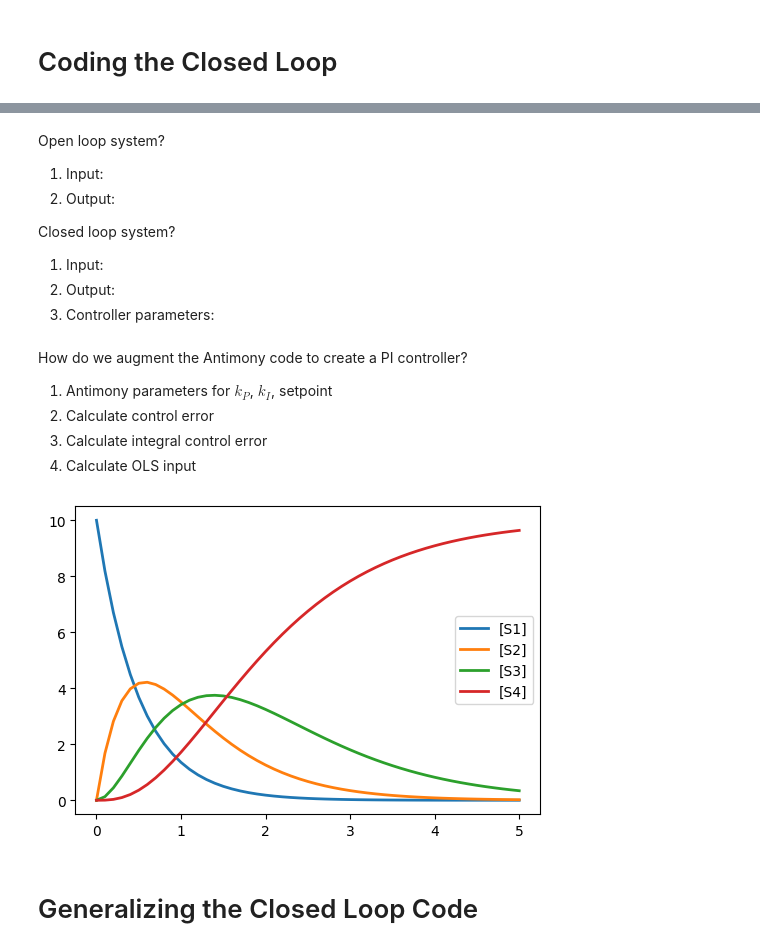
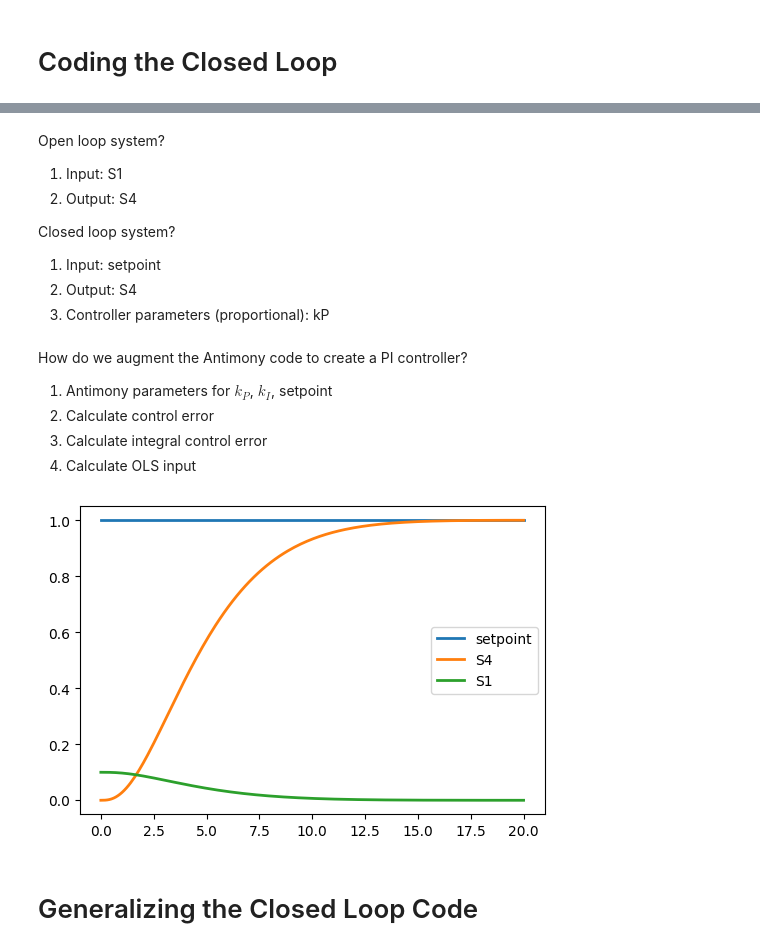
Before and after one commit to joseph-hellerstein/advanced-controls-lectures, a Jupyter notebook: lectures/lecture_15-Workflow-Control-Design/building_closed_loop_testbed.ipynb, the cells around one changed output, grey strips where cells are left out. Saved outputs shown, nothing was run; the diff lists cells and outputs as text; code cells hidden in the pictures.

```diff
--- a/lectures/lecture_15-Workflow-Control-Design/building_closed_loop_testbed.ipynb
+++ b/lectures/lecture_15-Workflow-Control-Design/building_closed_loop_testbed.ipynb
@@ -274,13 +334,13 @@ S4 = 0
 """
 # %% [markdown]
 Open loop system?
-1. Input:
-1. Output:
+1. Input: S1
+1. Output: S4
 
 Closed loop system?
-1. Input:
-1. Output:
-1. Controller parameters:
+1. Input: setpoint
+1. Output: S4
+1. Controller parameters (proportional): kP
 # %% [markdown]
 How do we augment the Antimony code to create a PI controller?
 1. Antimony parameters for $k_P$, $k_I$, setpoint
@@ -290,29 +350,39 @@ How do we augment the Antimony code to create a PI controller?
 # %%
 CLS = """
 // Start with the OLS
+model *main()
 S1 -> S2; k1*S1
 S2 -> S3; k2*S2
 S3 -> S4; k3*S3
 
 k1 = 2
 k2 = 1.5
 k3 = 1
 S1 = 10
 S2 = 0
 S3 = 0
 S4 = 0
 
 // Parameters in CLS
-
+setpoint = 1
+kP = 1
+kI = 0
+sign = 1
 
 // Controller
-
+control_error := sign*(setpoint - S4)
+integral_control_error = 0
+integral_control_error' = control_error
+$S1 := kP*control_error + kI*integral_control_error
+end
 """
 rr = te.loada(CLS)
-rr.simulate()
+rr["kP"] = 0.1
+rr["kI"] = 0
+rr.simulate(0, 20, 200, selections=["time", "setpoint", "S4", "S1"])
 rr.plot()
 # %% [output]
-[figure, old version]
+[figure, new version]
 # %% [markdown]
 # Generalizing the Closed Loop Code
 # %% [markdown]
```
Also changed, not shown: parts of 12 cells of this notebook, 1 other file.
